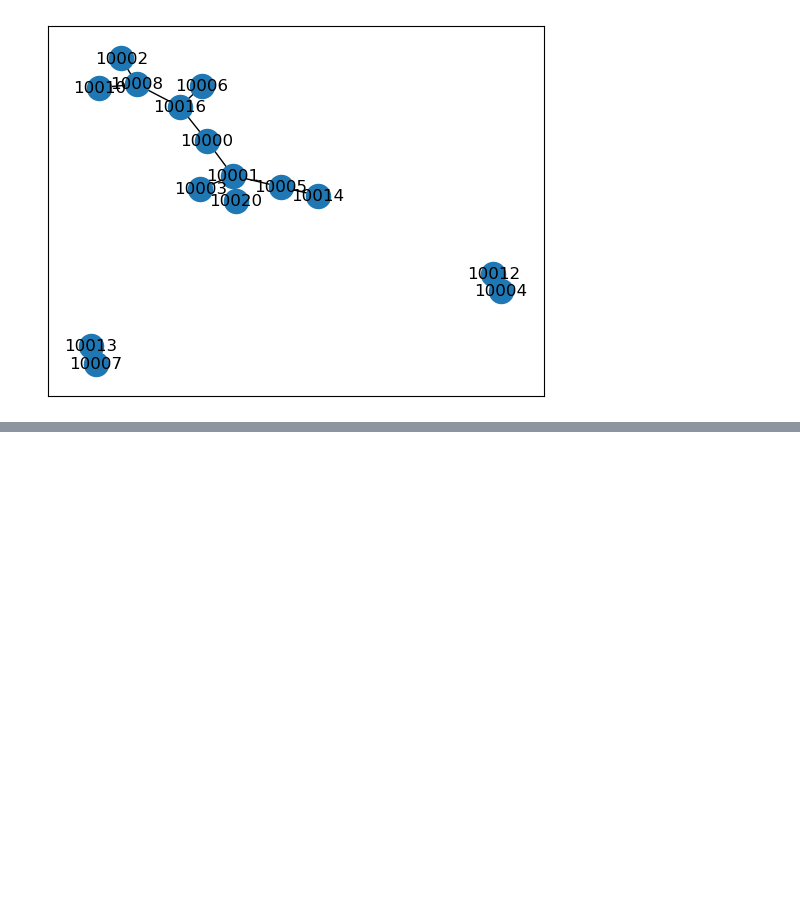
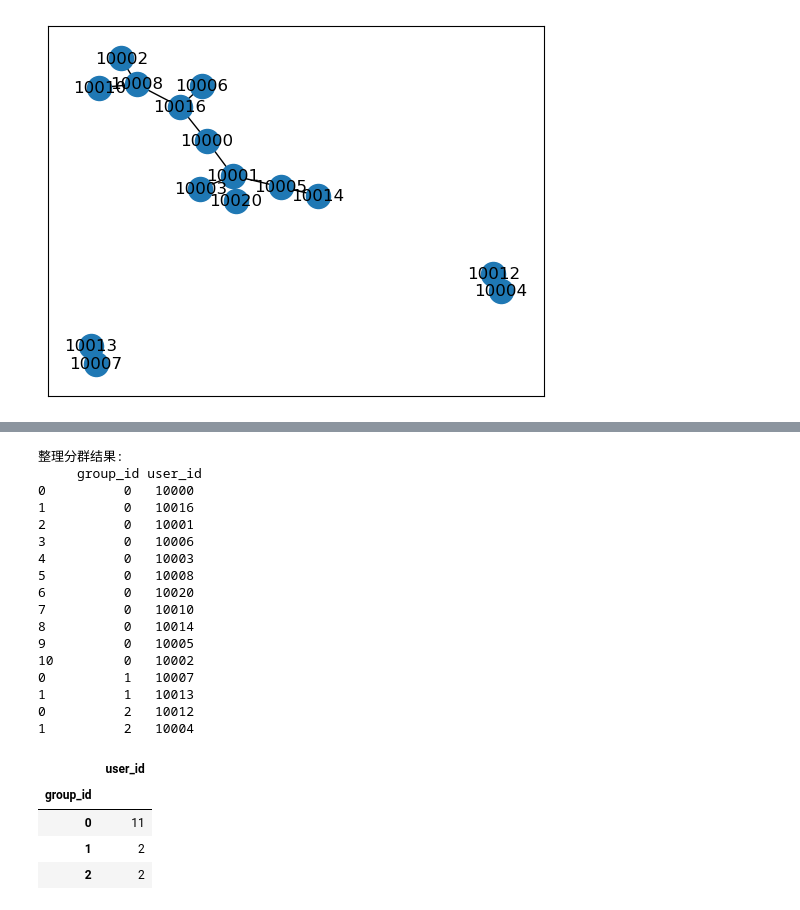
Before and after one commit to dearzhu/Risk_control, a Jupyter notebook: goutu/A_无需构图.ipynb, the cells around one changed output, grey strips where cells are left out. Cells and saved outputs as stored; diff of their text form; code cells hidden in the pictures; blank space fills up the shorter version.

```diff
--- a/goutu/A_无需构图.ipynb
+++ b/goutu/A_无需构图.ipynb
@@ -67,0 +142,31 @@ nx.draw_networkx(G)
+# %%
+#查看整理后的结果
+print('整理分群结果:\n',df_com)
+
+
+
+# 统计每个群组人数
+df_com.groupby('group_id').count().sort_values(by='user_id', ascending=False)
+# %% [output]
+整理分群结果:
+     group_id user_id
+0          0   10000
+1          0   10016
+2          0   10001
+3          0   10006
+4          0   10003
+5          0   10008
+6          0   10020
+7          0   10010
+8          0   10014
+9          0   10005
+10         0   10002
+0          1   10007
+1          1   10013
+0          2   10012
+1          2   10004
+|  | user_id |
+| group_id |  |
+| 0 | 11 |
+| 1 | 2 |
+| 2 | 2 |
```
Also changed, not shown: parts of 6 cells of this notebook, 5 other files.
